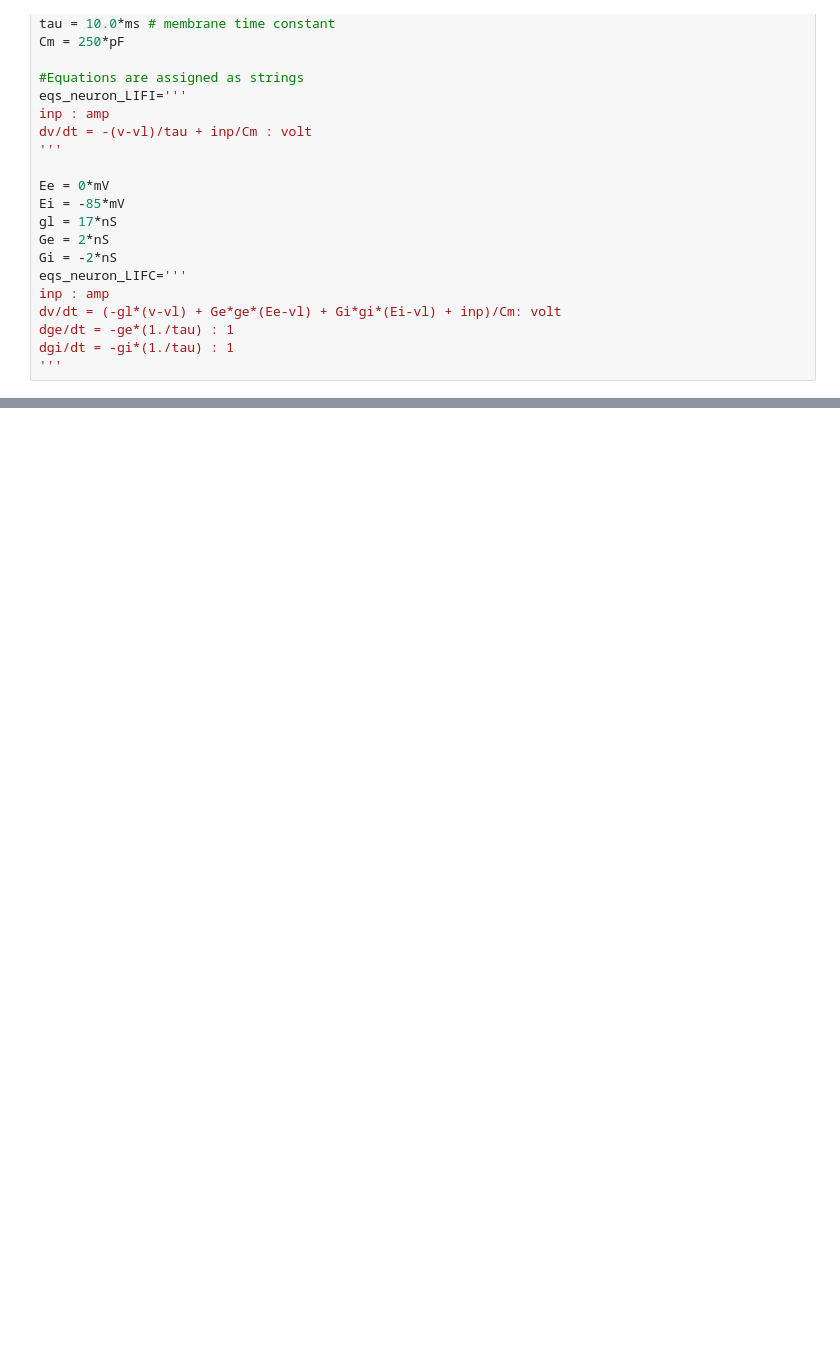
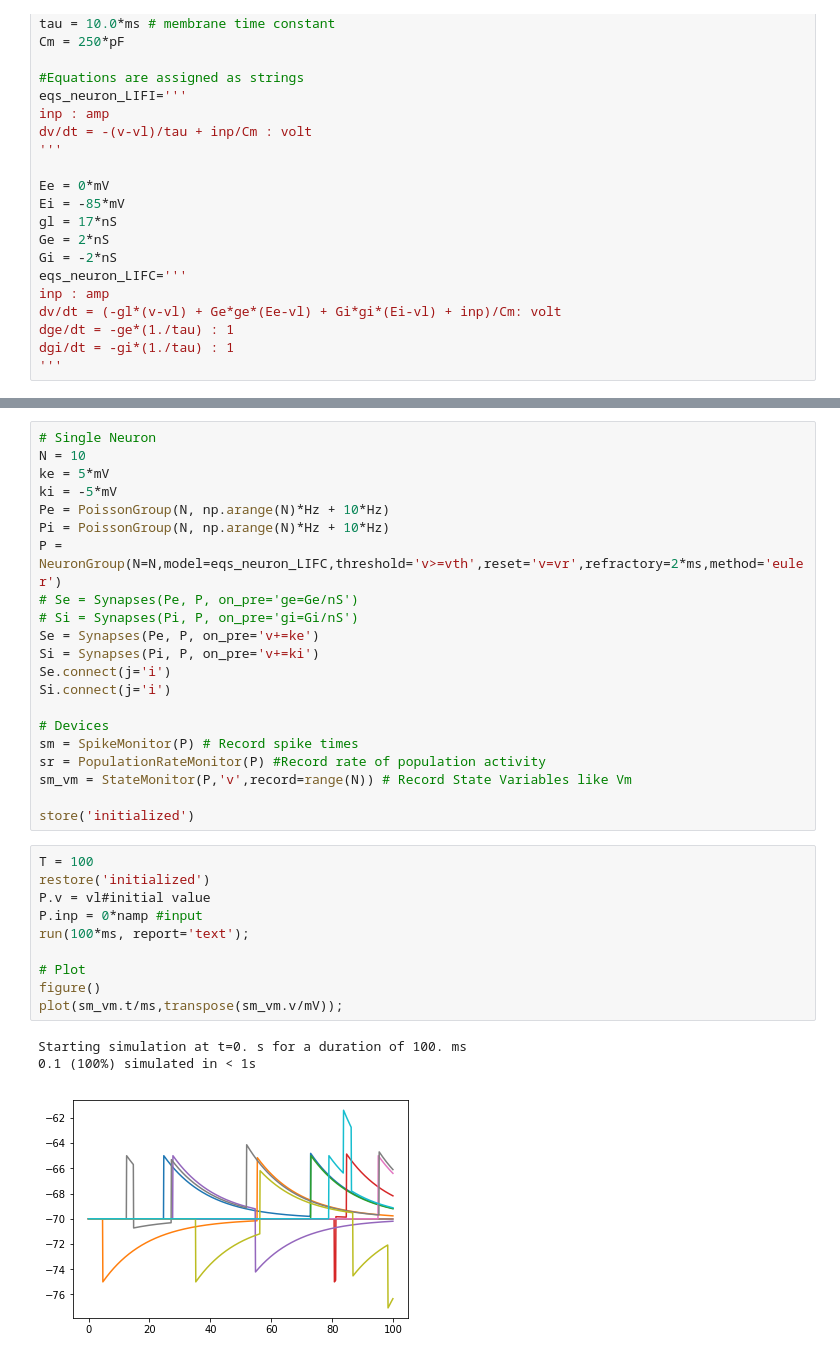
Before and after one commit to michaelglh/CAMP_project, a Jupyter notebook: TranscendingScales/Transcending Scales.ipynb, the cells around one changed output, grey strips where cells are left out. Cells and saved outputs as stored; diff of their text form; blank space fills up the shorter version.

```diff
--- a/TranscendingScales/Transcending Scales.ipynb
+++ b/TranscendingScales/Transcending Scales.ipynb
@@ -122,0 +151,35 @@ Starting simulation at t=0. s for a duration of 100. ms
+# %%
+# Single Neuron
+N = 10
+ke = 5*mV
+ki = -5*mV
+Pe = PoissonGroup(N, np.arange(N)*Hz + 10*Hz)
+Pi = PoissonGroup(N, np.arange(N)*Hz + 10*Hz)
+P = NeuronGroup(N=N,model=eqs_neuron_LIFC,threshold='v>=vth',reset='v=vr',refractory=2*ms,method='euler')
+# Se = Synapses(Pe, P, on_pre='ge=Ge/nS')
+# Si = Synapses(Pi, P, on_pre='gi=Gi/nS')
+Se = Synapses(Pe, P, on_pre='v+=ke')
+Si = Synapses(Pi, P, on_pre='v+=ki')
+Se.connect(j='i')
+Si.connect(j='i')
+
+# Devices
+sm = SpikeMonitor(P) # Record spike times
+sr = PopulationRateMonitor(P) #Record rate of population activity
+sm_vm = StateMonitor(P,'v',record=range(N)) # Record State Variables like Vm
+
+store('initialized')
+# %%
+T = 100
+restore('initialized')
+P.v = vl#initial value
+P.inp = 0*namp #input
+run(100*ms, report='text');
+
+# Plot
+figure()
+plot(sm_vm.t/ms,transpose(sm_vm.v/mV));
+# %% [output]
+Starting simulation at t=0. s for a duration of 100. ms
+0.1 (100%) simulated in < 1s
+[figure, added]
```
Also changed, not shown: parts of 7 cells of this notebook.
